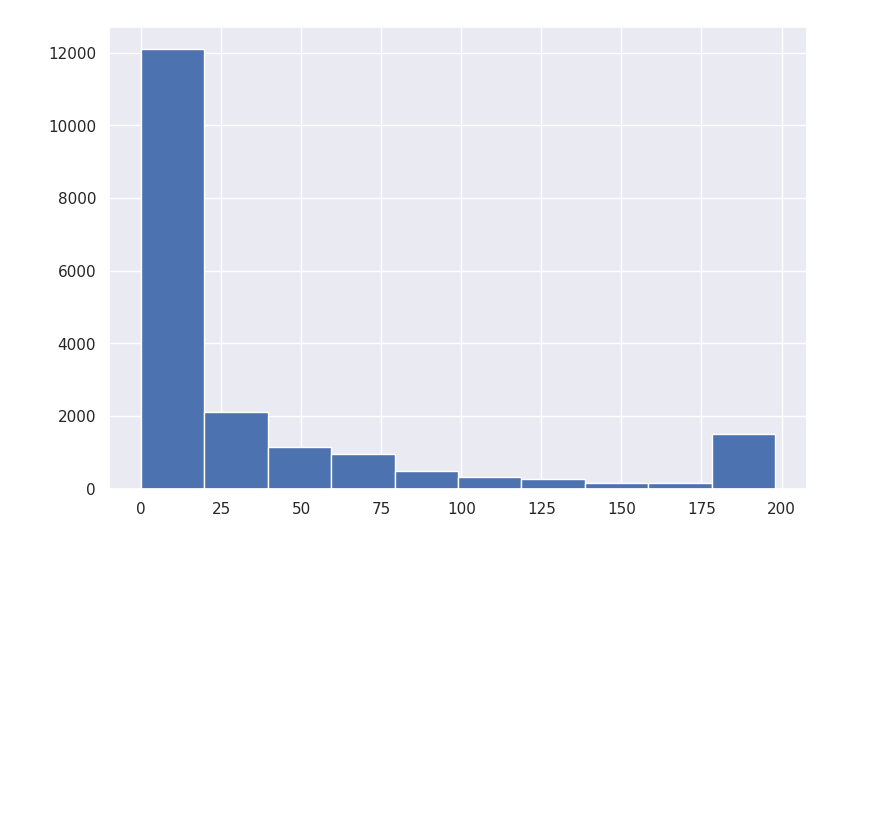
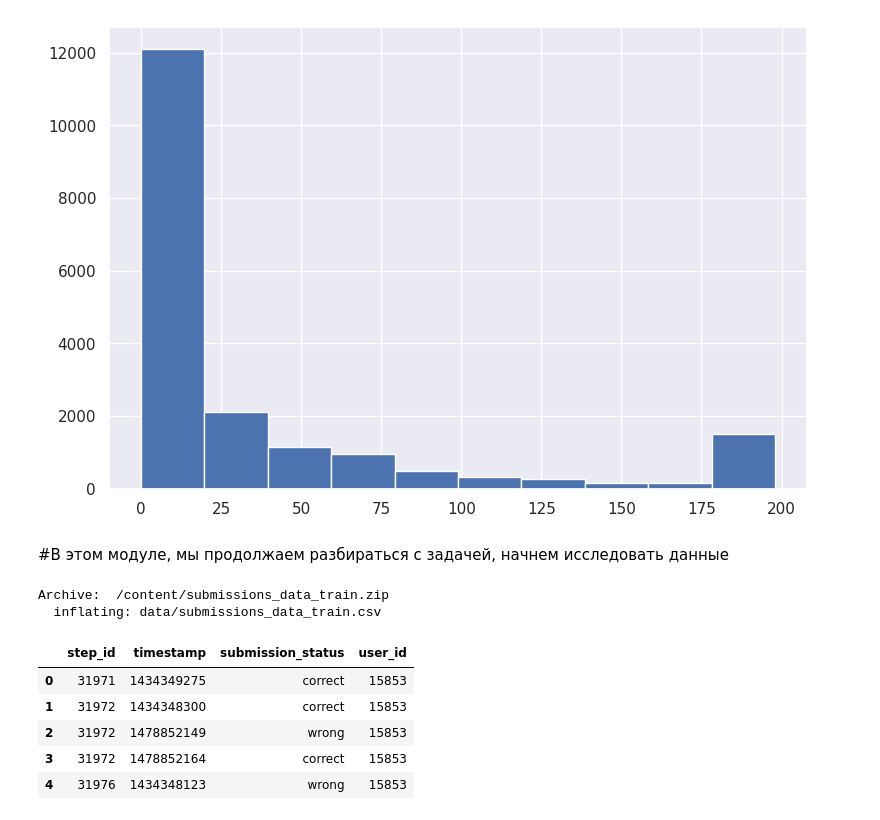
Before and after one commit to MinyaevAndrey/ML-Stepik, a Jupyter notebook: ML_Stepik1.ipynb, the cells around one changed output. Saved outputs shown, nothing was run; the diff lists cells and outputs as text; code cells hidden in the pictures; blank space fills up the shorter version.

```diff
--- a/ML_Stepik1.ipynb
+++ b/ML_Stepik1.ipynb
@@ -169,3 +149,20 @@ events_data.pivot_table(index='user_id',
 # %% [output]
 <Axes: >
 [figure]
+# %% [markdown]
+#В этом модуле, мы продолжаем разбираться с задачей, начнем исследовать данные
+# %%
+!wget https://stepik.org/media/attachments/course/4852/submissions_data_train.zip -q
+!unzip /content/submissions_data_train.zip -d data
+
+submissions_data = pd.read_csv('/content/data/submissions_data_train.csv') #указываете свой путь
+submissions_data.head()
+# %% [output]
+Archive:  /content/submissions_data_train.zip
+  inflating: data/submissions_data_train.csv
+|  | step_id | timestamp | submission_status | user_id |
+| 0 | 31971 | 1434349275 | correct | 15853 |
+| 1 | 31972 | 1434348300 | correct | 15853 |
+| 2 | 31972 | 1478852149 | wrong | 15853 |
+| 3 | 31972 | 1478852164 | correct | 15853 |
+| 4 | 31976 | 1434348123 | wrong | 15853 |
```
Also changed, not shown: parts of 20 cells of this notebook.
